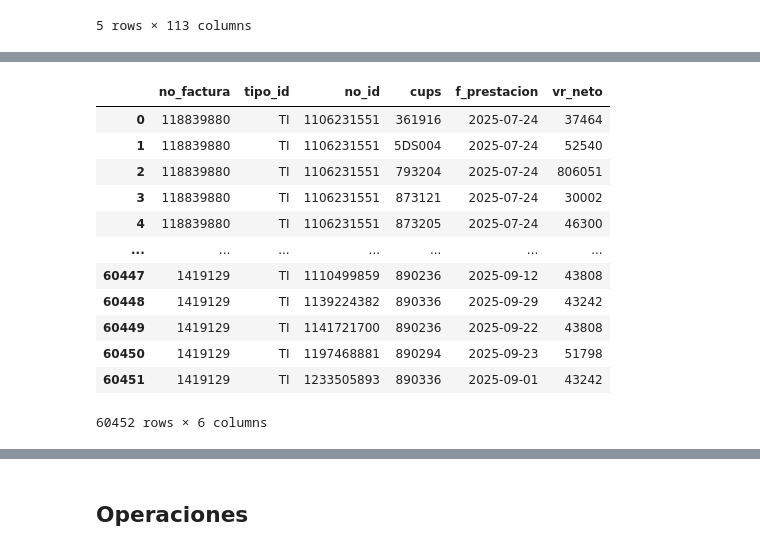
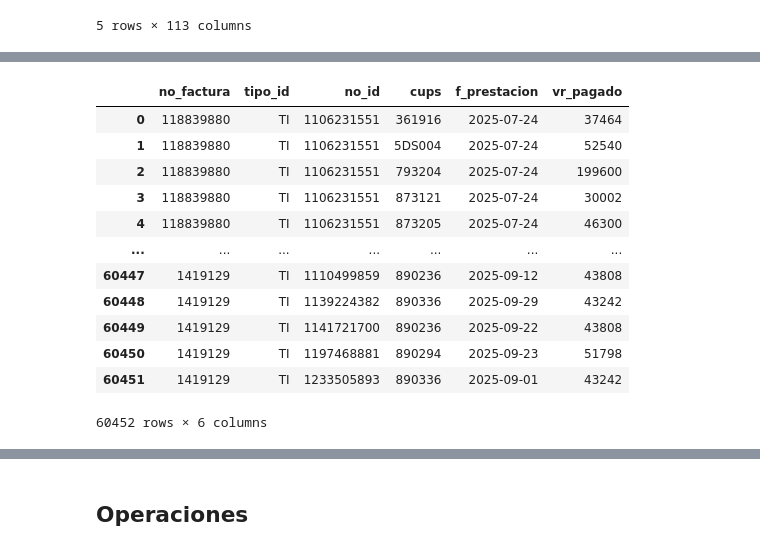
Before and after one commit to Guerrero1442/retroactivos-clinica-colsanitas, a Jupyter notebook: src/retroactivo_costo.ipynb, the cells around one changed output, grey strips where cells are left out. Cells and saved outputs as stored; diff of their text form; code cells hidden in the pictures.

```diff
--- a/src/retroactivo_costo.ipynb
+++ b/src/retroactivo_costo.ipynb
@@ -14,12 +14,8 @@ upc_columns = {
     "no_factura": string_pa,
 }
 # %%
-upc_data_path = Path(
-    r"C:\Users\CamiloAlexanderArias\Proyectos\python\retroactivos-clinica-colsanitas\outputs\upc_data.csv"
-)
-resultados_path = Path(
-    r"C:\Users\CamiloAlexanderArias\Proyectos\python\retroactivos-clinica-colsanitas\outputs\resultados.csv"
-)
+upc_data_path = Path(r"..\outputs\upc_data.csv")
+resultados_path = Path(r"..\outputs\resultados.csv")
 # %%
 df_upc = pd.read_csv(upc_data_path, sep="|", dtype=upc_columns, dtype_backend="pyarrow")
 df_upc.head()
@@ -222,14 +144,14 @@ df_resultado
 # %%
 agrupacion_costo_upc = df_upc.groupby(
     ["no_factura", "tipo_id", "no_id", "cups", "f_prestacion"], as_index=False
-).agg({"vr_neto": "sum"})
+).agg({"vr_pagado": "sum"})
 
 agrupacion_costo_upc
 # %% [output]
-|  | no_factura | tipo_id | no_id | cups | f_prestacion | vr_neto |
+|  | no_factura | tipo_id | no_id | cups | f_prestacion | vr_pagado |
 | 0 | 118839880 | TI | 1106231551 | 361916 | 2025-07-24 | 37464 |
 | 1 | 118839880 | TI | 1106231551 | 5DS004 | 2025-07-24 | 52540 |
-| 2 | 118839880 | TI | 1106231551 | 793204 | 2025-07-24 | 806051 |
+| 2 | 118839880 | TI | 1106231551 | 793204 | 2025-07-24 | 199600 |
 | 3 | 118839880 | TI | 1106231551 | 873121 | 2025-07-24 | 30002 |
 | 4 | 118839880 | TI | 1106231551 | 873205 | 2025-07-24 | 46300 |
 | ... | ... | ... | ... | ... | ... | ... |
```
Also changed, not shown: parts of 40 cells of this notebook, 7 other files.
